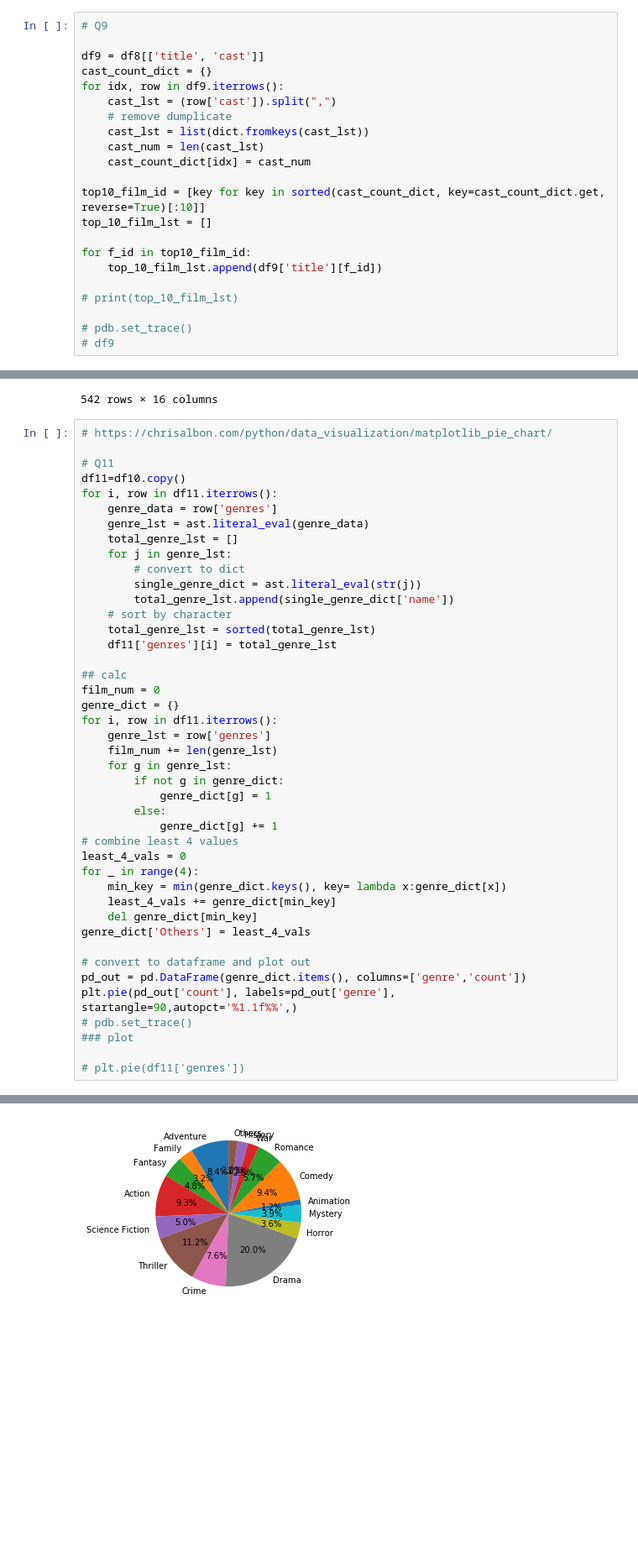
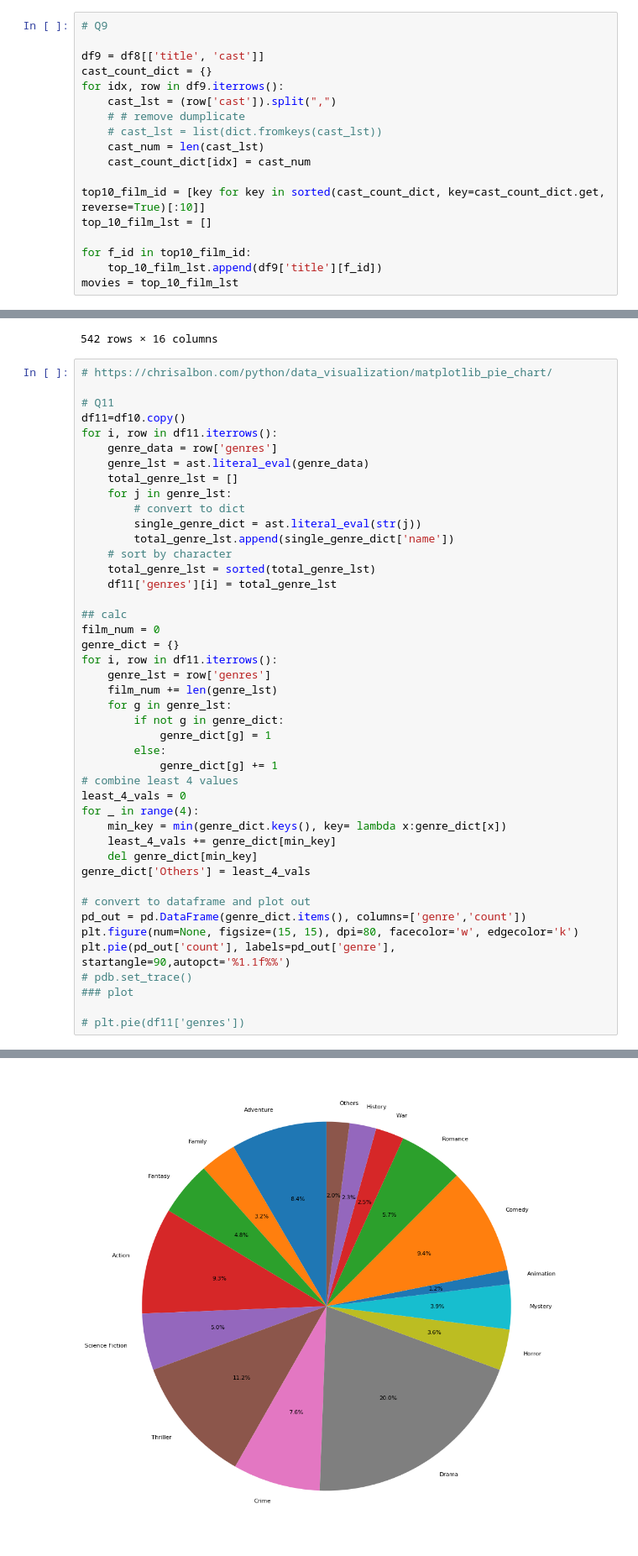
Before and after one commit to mmmxu/COMP9321, a Jupyter notebook: assn/assn1/test.ipynb, the cells around one changed output, grey strips where cells are left out. Shown: that part at 84% size. Saved outputs shown, nothing was run; the diff lists cells and outputs as text; blank space fills up the shorter version.

```diff
--- a/assn/assn1/test.ipynb
+++ b/assn/assn1/test.ipynb
@@ -193,8 +223,8 @@ df9 = df8[['title', 'cast']]
 cast_count_dict = {}
 for idx, row in df9.iterrows():
     cast_lst = (row['cast']).split(",")
-    # remove dumplicate
-    cast_lst = list(dict.fromkeys(cast_lst))
+    # # remove dumplicate
+    # cast_lst = list(dict.fromkeys(cast_lst))
     cast_num = len(cast_lst)
     cast_count_dict[idx] = cast_num
 
@@ -203,8 +233,4 @@ top_10_film_lst = []
 
 for f_id in top10_film_id:
     top_10_film_lst.append(df9['title'][f_id])
-
-# print(top_10_film_lst)
-
-# pdb.set_trace()
-# df9
+movies = top_10_film_lst
@@ -262,35 +301,36 @@ least_4_vals = 0
 for _ in range(4):
     min_key = min(genre_dict.keys(), key= lambda x:genre_dict[x])
     least_4_vals += genre_dict[min_key]
     del genre_dict[min_key]
 genre_dict['Others'] = least_4_vals
 
 # convert to dataframe and plot out
 pd_out = pd.DataFrame(genre_dict.items(), columns=['genre','count'])
-plt.pie(pd_out['count'], labels=pd_out['genre'], startangle=90,autopct='%1.1f%%',)
+plt.figure(num=None, figsize=(15, 15), dpi=80, facecolor='w', edgecolor='k')
+plt.pie(pd_out['count'], labels=pd_out['genre'], startangle=90,autopct='%1.1f%%')
 # pdb.set_trace()
 ### plot
 
 # plt.pie(df11['genres'])
 # %% [output]
 ([<matplotlib.patches.Wedge at 0x...>,
   <matplotlib.patches.Wedge at 0x...>,
   <matplotlib.patches.Wedge at 0x...>,
   <matplotlib.patches.Wedge at 0x...>,
   <matplotlib.patches.Wedge at 0x...>,
   <matplotlib.patches.Wedge at 0x...>,
   <matplotlib.patches.Wedge at 0x...>,
   <matplotlib.patches.Wedge at 0x...>,
   <matplotlib.patches.Wedge at 0x...>,
   <matplotlib.patches.Wedge at 0x...>,
   <matplotlib.patches.Wedge at 0x...>,
   <matplotlib.patches.Wedge at 0x...>,
 ... (32 lines left out)
   Text(0.34186613131641014, 0.49307965711307844, '5.7%'),
   Text(0.20616127800900522, 0.5634691894413515, '2.5%'),
   Text(0.11872601863435828, 0.5881361513282737, '2.3%'),
   Text(0.037648412221377325, 0.5988176659528418, '2.0%')])
-[figure, old version]
+[figure, new version]
 # %%
 
 # Q12
```
Also changed, not shown: parts of 5 cells of this notebook, 4 other files.
